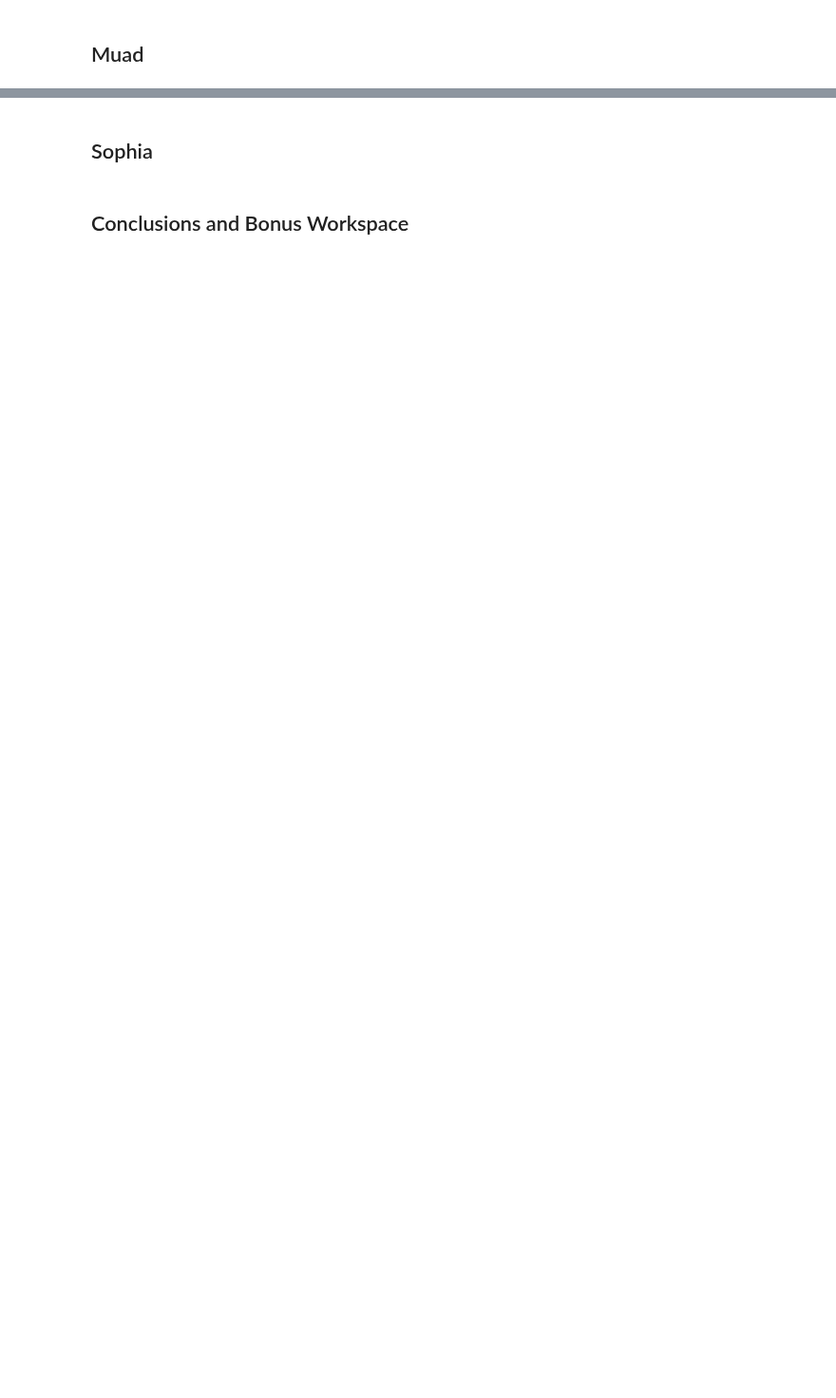
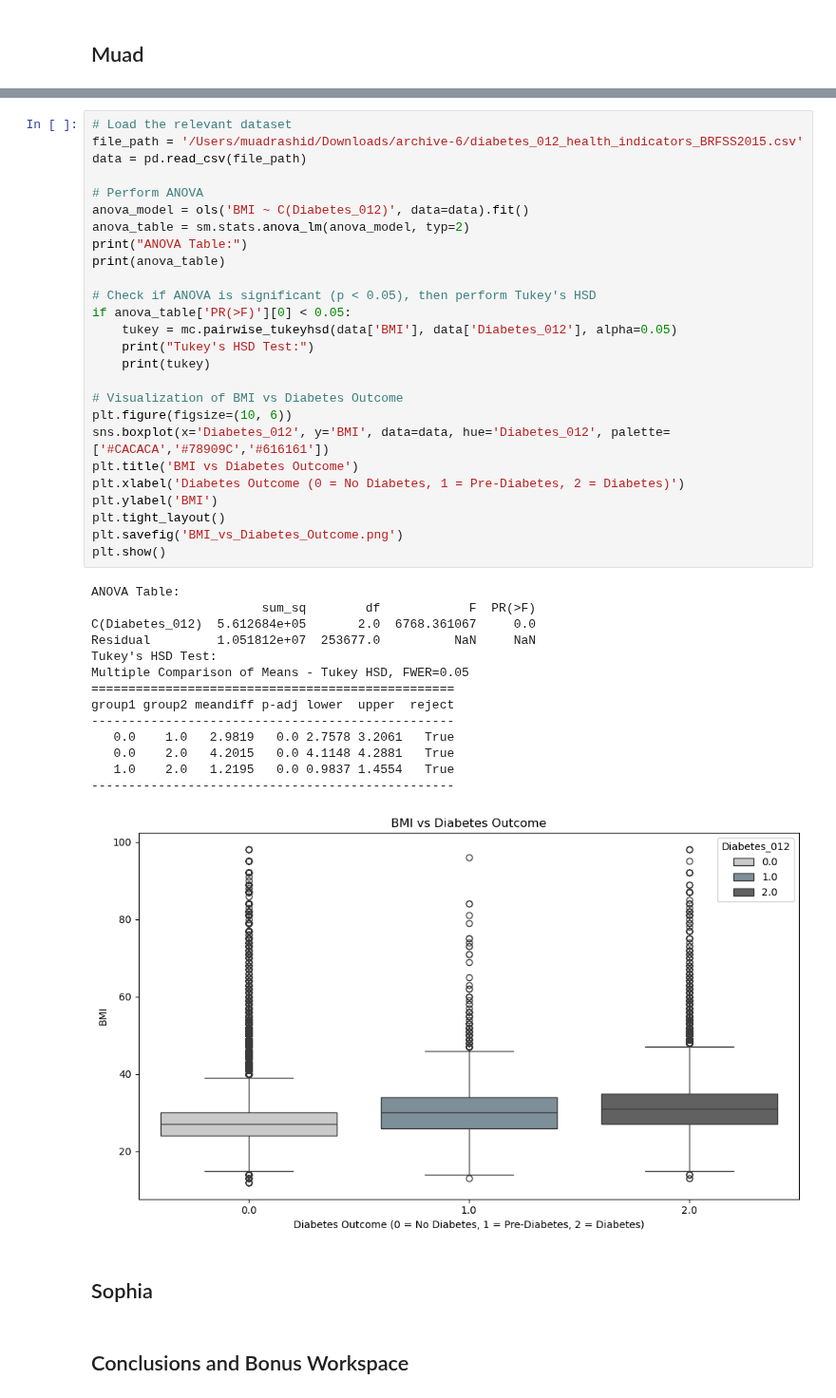
Before and after one commit to williamlevine/project-one, a Jupyter notebook: main_notebook.ipynb, the cells around one changed output, grey strips where cells are left out. Shown at 95% size. Drawn from its saved outputs; the diff is of its cells as text; blank space fills up the shorter version.

```diff
--- a/main_notebook.ipynb
+++ b/main_notebook.ipynb
@@ -160,3 +200,44 @@ plt.show()
+# %%
+# Load the relevant dataset
+file_path = '/Users/muadrashid/Downloads/archive-6/diabetes_012_health_indicators_BRFSS2015.csv'
+data = pd.read_csv(file_path)
+
+# Perform ANOVA
+anova_model = ols('BMI ~ C(Diabetes_012)', data=data).fit()
+anova_table = sm.stats.anova_lm(anova_model, typ=2)
+print("ANOVA Table:")
+print(anova_table)
+
+# Check if ANOVA is significant (p < 0.05), then perform Tukey's HSD
+if anova_table['PR(>F)'][0] < 0.05:
+    tukey = mc.pairwise_tukeyhsd(data['BMI'], data['Diabetes_012'], alpha=0.05)
+    print("Tukey's HSD Test:")
+    print(tukey)
+
+# Visualization of BMI vs Diabetes Outcome
+plt.figure(figsize=(10, 6))
+sns.boxplot(x='Diabetes_012', y='BMI', data=data, hue='Diabetes_012', palette=['#CACACA','#78909C','#616161'])
+plt.title('BMI vs Diabetes Outcome')
+plt.xlabel('Diabetes Outcome (0 = No Diabetes, 1 = Pre-Diabetes, 2 = Diabetes)')
+plt.ylabel('BMI')
+plt.tight_layout()
+plt.savefig('BMI_vs_Diabetes_Outcome.png')
+plt.show()
+# %% [output]
+ANOVA Table:
+                       sum_sq        df            F  PR(>F)
+C(Diabetes_012)  5.612684e+05       2.0  6768.361067     0.0
+Residual         1.051812e+07  253677.0          NaN     NaN
+Tukey's HSD Test:
+Multiple Comparison of Means - Tukey HSD, FWER=0.05
+=================================================
+group1 group2 meandiff p-adj lower  upper  reject
+-------------------------------------------------
+   0.0    1.0   2.9819   0.0 2.7578 3.2061   True
+   0.0    2.0   4.2015   0.0 4.1148 4.2881   True
+   1.0    2.0   1.2195   0.0 0.9837 1.4554   True
+-------------------------------------------------
+[figure, added]
 # %% [markdown]
 ## Sophia
 # %% [markdown]
```
Also changed, not shown: parts of 10 cells of this notebook, 4 other files.
